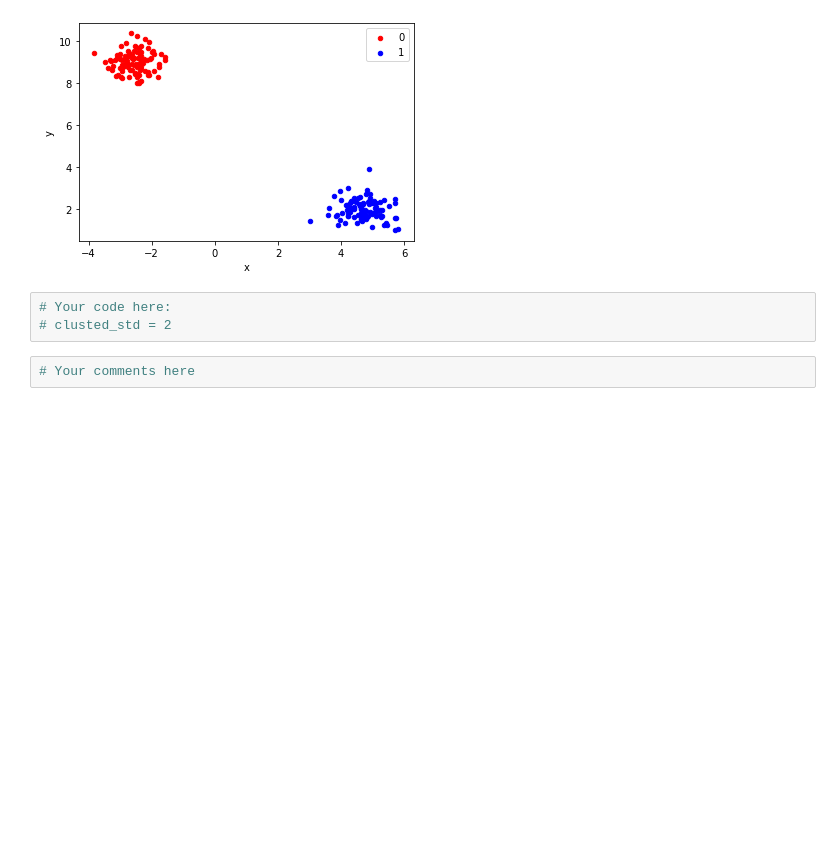
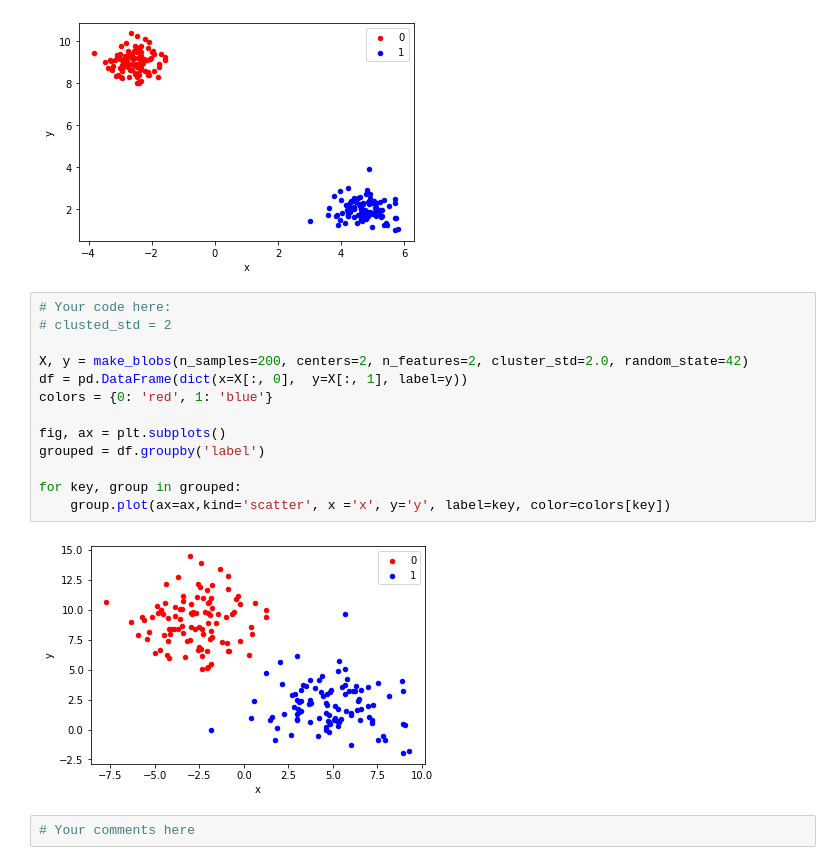
Before and after one commit to mcerow/dsc-generating-data-lab-nyc-ds-021720, a Jupyter notebook: index.ipynb, the cells around one changed output. Drawn from its saved outputs; the diff is of its cells as text; blank space fills up the shorter version.

```diff
--- a/index.ipynb
+++ b/index.ipynb
@@ -86,9 +86,21 @@ for key, group in grouped:
     group.plot(ax=ax,kind='scatter', x ='x', y='y', label=key, color=colors[key])
 # %% [output]
 [figure]
-# %%
-# Your code here:
-# clusted_std = 2
+# %%
+# Your code here:
+# clusted_std = 2
+
+X, y = make_blobs(n_samples=200, centers=2, n_features=2, cluster_std=2.0, random_state=42)
+df = pd.DataFrame(dict(x=X[:, 0],  y=X[:, 1], label=y))
+colors = {0: 'red', 1: 'blue'}
+
+fig, ax = plt.subplots()
+grouped = df.groupby('label')
+
+for key, group in grouped:
+    group.plot(ax=ax,kind='scatter', x ='x', y='y', label=key, color=colors[key])
+# %% [output]
+[figure, added]
 # %%
 # Your comments here
 # %% [markdown]
```
